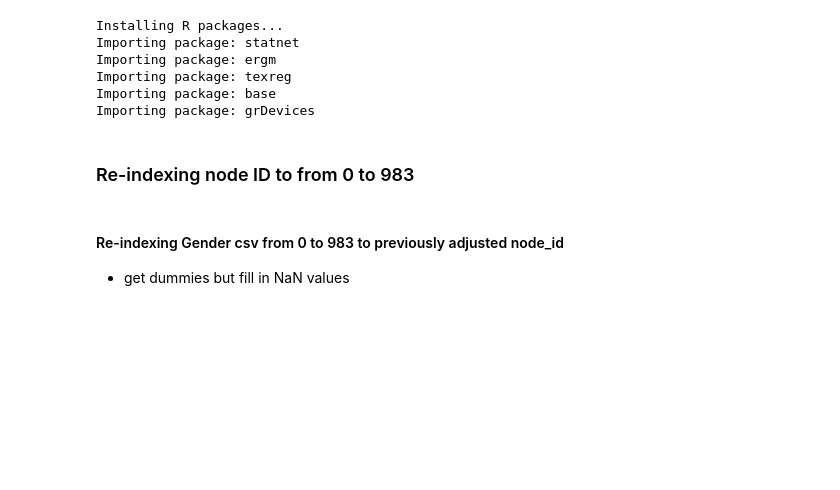
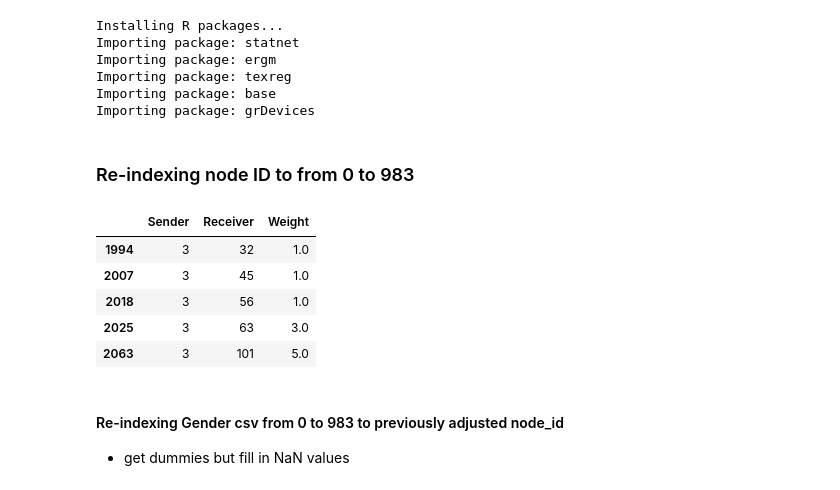
Before and after one commit to Juliaaaachu/Sonic_ESM, a Jupyter notebook: slack_exp.ipynb, the cells around one changed output. Drawn from its saved outputs; the diff is of its cells as text; code cells hidden in the pictures; blank space fills up the shorter version.

```diff
--- a/slack_exp.ipynb
+++ b/slack_exp.ipynb
@@ -298,19 +298,28 @@ message_edgelist = edgelist(message_adjmatrix)
 # %%
 message_edge = pd.read_csv("data/slack_message_edgelist.csv")
 
 sender_arr = message_edge.Sender.unique()
 id_map = {}
 
 for i, sender in enumerate(sender_arr):
     #print(sender)
-    id_map[sender] = i
+    id_map[sender] = i + 1
 
 #print(id_map)
 message_edge["Sender"] = message_edge["Sender"].map(id_map)
 message_edge["Receiver"] = message_edge["Receiver"].map(id_map)
-#message_edge.head()
+message_edge = message_edge[message_edge.Weight != 0]
+display(message_edge.head())
 
-# message_edge.to_csv("/Users/juliachu/Dropbox/Northwestern/2022-2023/SONIC/Sonic_ESM/slack_edgelist_adjustedid.csv")
+#display(message_edge.Weight.value_counts())
+message_edge.to_csv("/Users/juliachu/Dropbox/Northwestern/2022-2023/SONIC/Sonic_ESM/data/slack_edgelist_adjusted_id.csv", index=False)
+# %% [output]
+|  | Sender | Receiver | Weight |
+| 1994 | 3 | 32 | 1.0 |
+| 2007 | 3 | 45 | 1.0 |
+| 2018 | 3 | 56 | 1.0 |
+| 2025 | 3 | 63 | 3.0 |
+| 2063 | 3 | 101 | 5.0 |
 # %% [markdown]
 #### Re-indexing Gender csv from 0 to 983 to previously adjusted node_id
 - get dummies but fill in NaN values
```
Also changed, not shown: parts of 2 cells of this notebook, 1 other file.
